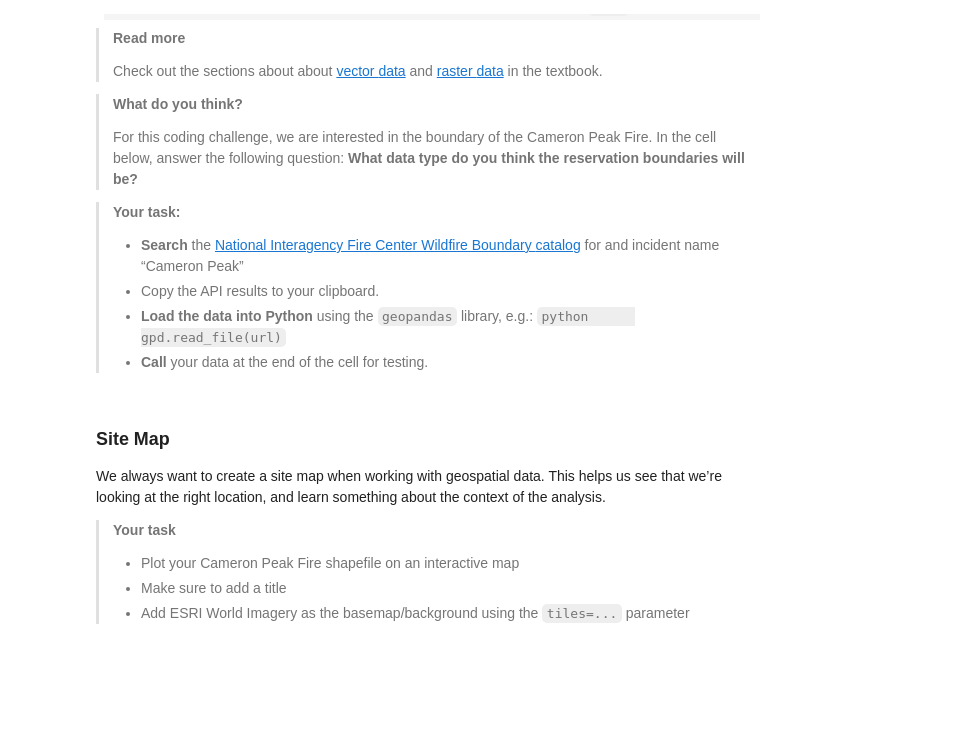
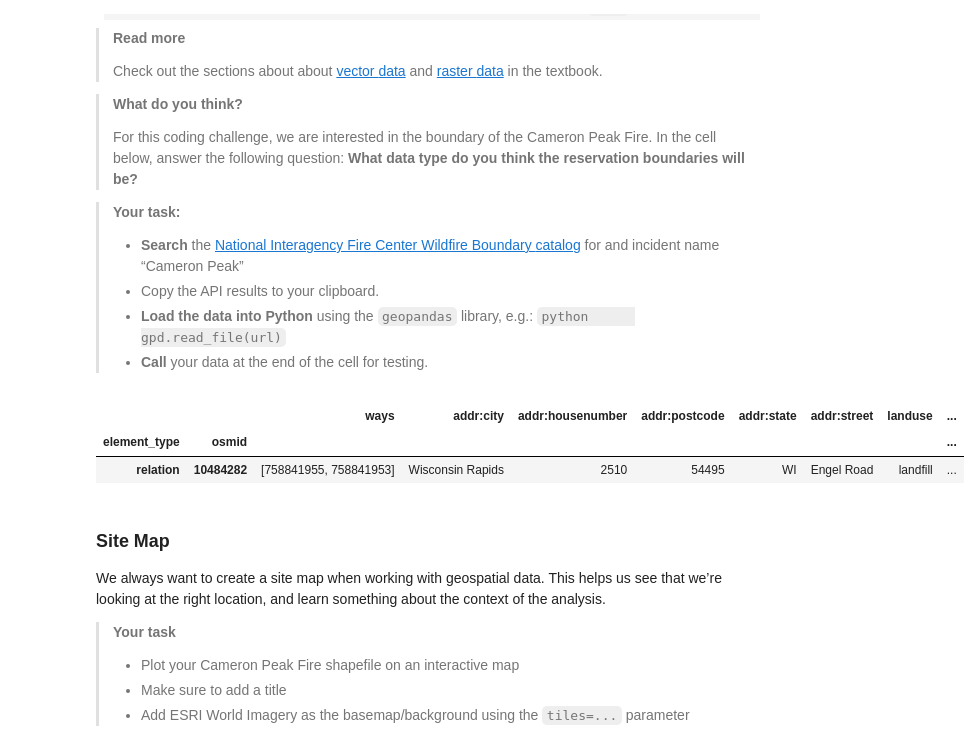
Before and after one commit to cu-esiil-edu/esiil-learning-portal, a Jupyter notebook: _notebooks/notebooks/05-vegetation/vegetation.ipynb, the cells around one changed output. Cells and saved outputs as stored; diff of their text form; code cells hidden in the pictures; blank space fills up the shorter version.

```diff
--- a/_notebooks/notebooks/05-vegetation/vegetation.ipynb
+++ b/_notebooks/notebooks/05-vegetation/vegetation.ipynb
@@ -202,3 +228,11 @@ In Earth Data Science, we get data in three main formats:
+# %%
+osmnx.features_from_address(
+    'Cranberry Creek Landfill, Wisconsin, USA',
+    {'landuse': 'landfill'})
+# %% [output]
+|  |  | ways | addr:city | addr:housenumber | addr:postcode | addr:state | addr:street | landuse | ... |
+| element_type | osmid |  |  |  |  |  |  |  | ... |
+| relation | 10484282 | [758841955, 758841953] | Wisconsin Rapids | 2510 | 54495 | WI | Engel Road | landfill | ... |
 # %%
 ans_gdf = _
 gdf_pts = 0
```
Also changed, not shown: parts of 6 cells of this notebook, 5 other files.
